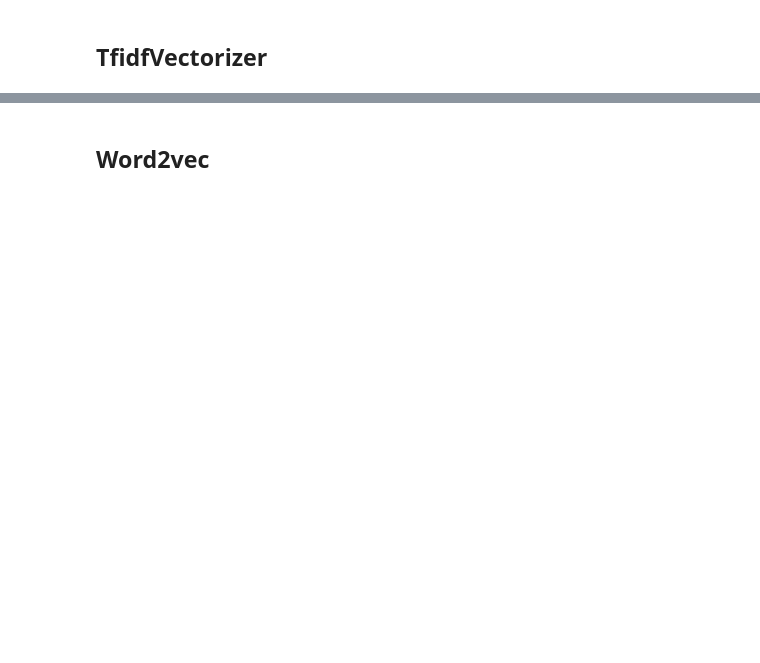
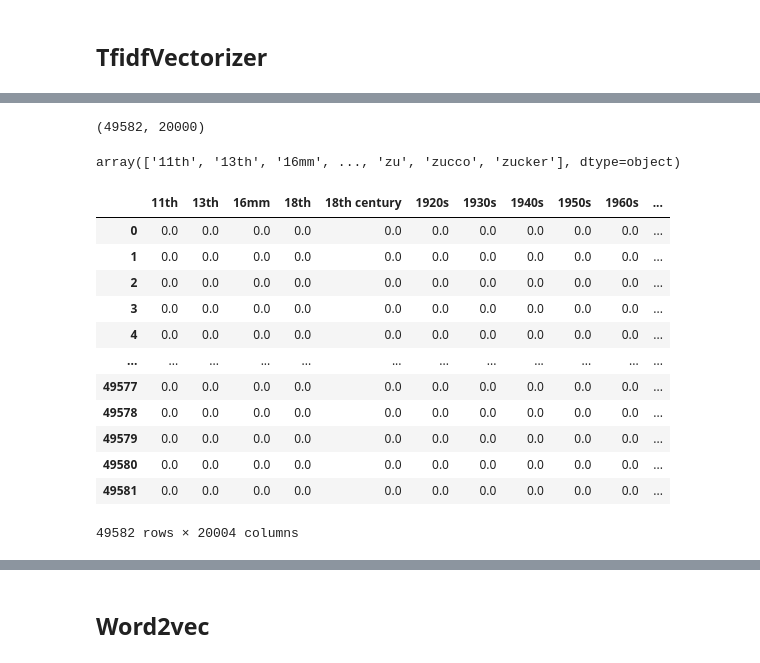
Before and after one commit to Swar028363/sentiment_analysis, a Jupyter notebook: sentiment_analysis.ipynb, the cells around one changed output, grey strips where cells are left out. Drawn from its saved outputs; the diff is of its cells as text; code cells hidden in the pictures; blank space fills up the shorter version.

```diff
--- a/sentiment_analysis.ipynb
+++ b/sentiment_analysis.ipynb
@@ -477,2 +561,5 @@ df.to_csv('dataset/preped/preped_df.csv', index=False)
 # %% [markdown]
 ## TfidfVectorizer
+# %%
+df = pd.read_csv('dataset/preped/preped_new_df.csv')
+df
@@ -483,16 +584,35 @@ tfid = TfidfVectorizer(
     ngram_range=(1,3),
     sublinear_tf=True
 )
-tfid_vecs = tfid.fit_transform(df['processed_review'])
+tfid_vecs = tfid.fit_transform(df['processed_review']).astype('float32')
 # %%
 tfid_vecs.get_shape()
+# %% [output]
+(49582, 20000)
 # %%
 tfid.get_feature_names_out()
+# %% [output]
+array(['11th', '13th', '16mm', ..., 'zu', 'zucco', 'zucker'], dtype=object)
 # %%
-tfid_df = pd.DataFrame(tfid_vecs.toarray(), columns=tfid.get_feature_names_out())
+tfid_df = pd.DataFrame(tfid_vecs.toarray(), index=df.index, columns=tfid.get_feature_names_out())
 tfid_df['sentiment_LE'] = df['sentiment_LE']
 tfid_df['pos_neg_ratio'] = df['pos_neg_ratio']
-tfid_df['pos_counts'] = df['pos_counts']
-tfid_df['neg_counts'] = df['neg_counts']
+tfid_df['processed_review_word_len'] = df['processed_review_word_len']
+tfid_df['review'] = df['review']
+tfid_df['processed_review'] = df['processed_review']
 tfid_df
+# %% [output]
+|  | 11th | 13th | 16mm | 18th | 18th century | 1920s | 1930s | 1940s | 1950s | 1960s | ... |
+| 0 | 0.0 | 0.0 | 0.0 | 0.0 | 0.0 | 0.0 | 0.0 | 0.0 | 0.0 | 0.0 | ... |
+| 1 | 0.0 | 0.0 | 0.0 | 0.0 | 0.0 | 0.0 | 0.0 | 0.0 | 0.0 | 0.0 | ... |
+| 2 | 0.0 | 0.0 | 0.0 | 0.0 | 0.0 | 0.0 | 0.0 | 0.0 | 0.0 | 0.0 | ... |
+| 3 | 0.0 | 0.0 | 0.0 | 0.0 | 0.0 | 0.0 | 0.0 | 0.0 | 0.0 | 0.0 | ... |
+| 4 | 0.0 | 0.0 | 0.0 | 0.0 | 0.0 | 0.0 | 0.0 | 0.0 | 0.0 | 0.0 | ... |
+| ... | ... | ... | ... | ... | ... | ... | ... | ... | ... | ... | ... |
+| 49577 | 0.0 | 0.0 | 0.0 | 0.0 | 0.0 | 0.0 | 0.0 | 0.0 | 0.0 | 0.0 | ... |
+| 49578 | 0.0 | 0.0 | 0.0 | 0.0 | 0.0 | 0.0 | 0.0 | 0.0 | 0.0 | 0.0 | ... |
+| 49579 | 0.0 | 0.0 | 0.0 | 0.0 | 0.0 | 0.0 | 0.0 | 0.0 | 0.0 | 0.0 | ... |
+| 49580 | 0.0 | 0.0 | 0.0 | 0.0 | 0.0 | 0.0 | 0.0 | 0.0 | 0.0 | 0.0 | ... |
+| 49581 | 0.0 | 0.0 | 0.0 | 0.0 | 0.0 | 0.0 | 0.0 | 0.0 | 0.0 | 0.0 | ... |
+49582 rows × 20004 columns
 # %%
```
Also changed, not shown: parts of 57 cells of this notebook.
